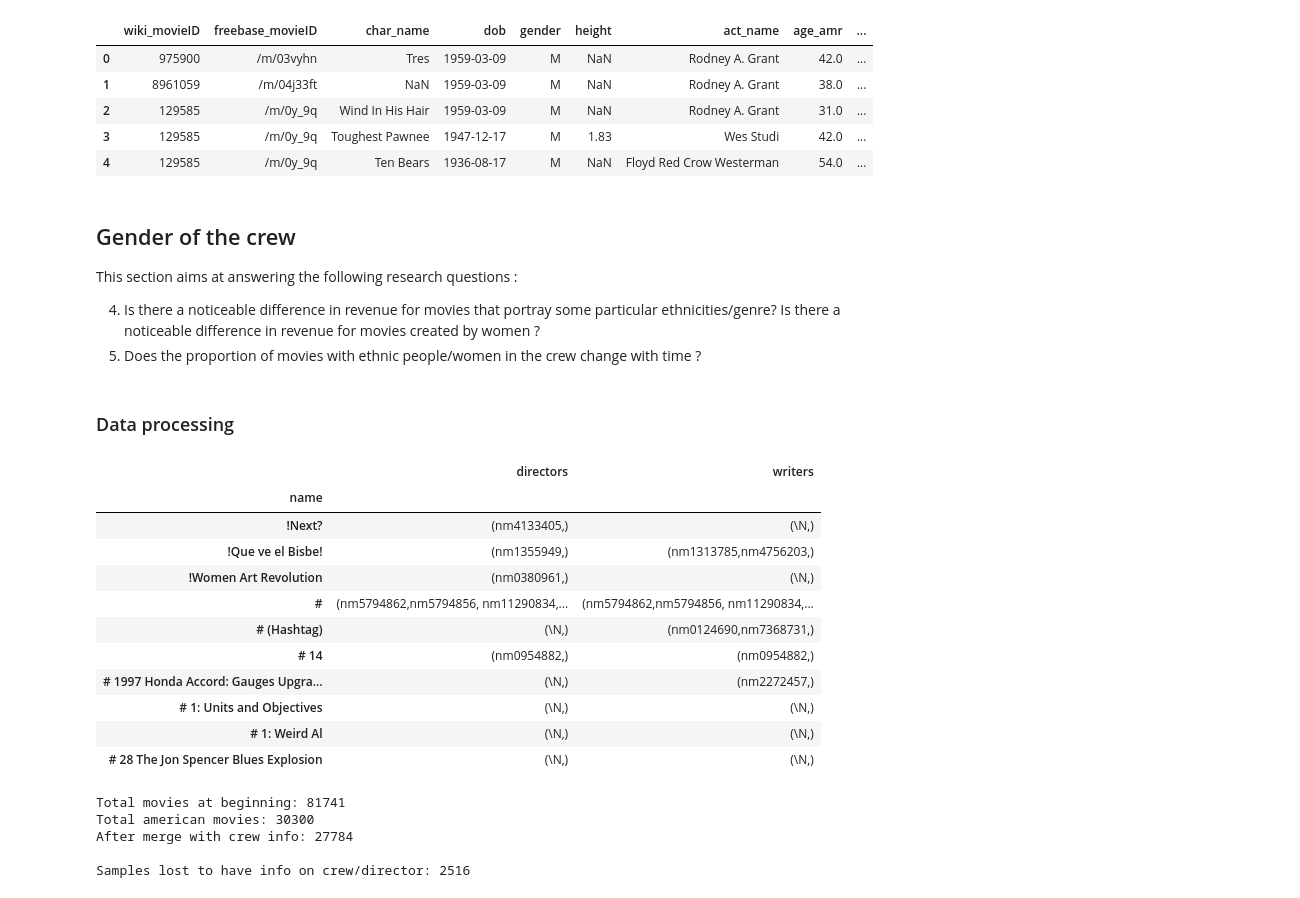
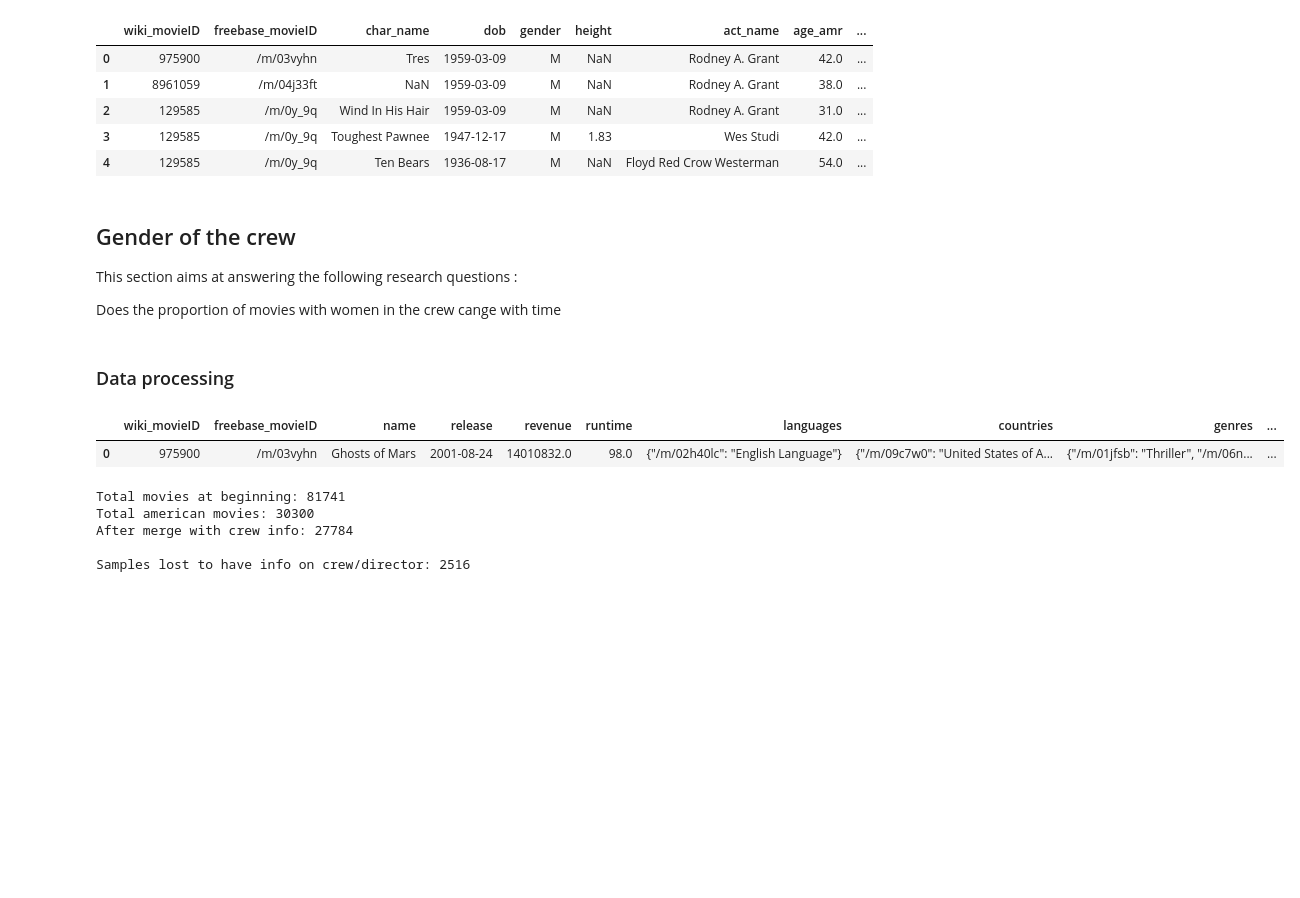
Before and after one commit to epfl-ada/ada-2022-project-xxdatasiencesxx, a Jupyter notebook: Projet.ipynb, the cells around one changed output. Drawn from its saved outputs; the diff is of its cells as text; code cells hidden in the pictures; blank space fills up the shorter version.

```diff
--- a/Projet.ipynb
+++ b/Projet.ipynb
@@ -281,45 +290,27 @@ movies_ethnicity.head()
 
 This section aims at answering the following research questions :
 
-4. Is there a noticeable difference in revenue for movies that portray some particular ethnicities/genre? Is there a noticeable difference in revenue for movies created by women ?
-5. Does the proportion of movies with ethnic people/women in the crew change with time ?
+Does the proportion of movies with women in the crew cange with time
 # %% [markdown]
 ### Data processing
 # %%
 # Extract american movies
 movies_usa = movies_db.loc[movies_db['countries']=='{"/m/09c7w0": "United States of America"}']
 
-# Merge crew info and movie info
-# Duplicates in the crew_title dataset
-# Still difference with number of unique names -> group by name by aggregating to a list the other info
+# Merge ImDB crew and movie info
 crew_title = pd.merge(crew_basic, movie_basics, on = 'tconst')
 crew_title.rename(columns = {'primaryTitle': 'name'}, inplace = True)
+
+# Duplicates in the crew_title dataset are deleted
+# Still difference with number of unique names -> group by name by aggregating to a list the other info
 crew_title = crew_title[['name', 'directors', 'writers']].drop_duplicates().groupby("name").aggregate(lambda x: tuple(x))
 movies_crew = movies_usa.merge(crew_title, on = 'name', how = 'inner')
-
-# Add budget info
-movies_budget = movies_crew.merge(directors_sex[['name', 'budget']], on = 'name')
-
-# Add gender to name dataset -
-# Use of the ImdB dataset to get info on director and not just use of the directors_sex because it hase multiple
-# directors per movies and contains info on writers as well. Also, it is a more reliable source
-directors_sex.rename(columns = {'director': 'primaryName'}, inplace = True)
-name_genders = pd.merge(name_basics, directors_sex[['primaryName', 'gender']], on = 'primaryName')
+movies_crew = movies_crew.dropna(subset = ['directors', 'writers'])
 # %%
-crew_title.head(10)
+movies_crew.head(1)
 # %% [output]
-|  | directors | writers |
-| name |  |  |
-| !Next? | (nm4133405,) | (\N,) |
-| !Que ve el Bisbe! | (nm1355949,) | (nm1313785,nm4756203,) |
-| !Women Art Revolution | (nm0380961,) | (\N,) |
-| # | (nm5794862,nm5794856, nm11290834,... | (nm5794862,nm5794856, nm11290834,... |
-| # (Hashtag) | (\N,) | (nm0124690,nm7368731,) |
-| # 14 | (nm0954882,) | (nm0954882,) |
-| # 1997 Honda Accord: Gauges Upgra... | (\N,) | (nm2272457,) |
-| # 1: Units and Objectives | (\N,) | (\N,) |
-| # 1: Weird Al | (\N,) | (\N,) |
-| # 28 The Jon Spencer Blues Explosion | (\N,) | (\N,) |
+|  | wiki_movieID | freebase_movieID | name | release | revenue | runtime | languages | countries | genres | ... |
+| 0 | 975900 | /m/03vyhn | Ghosts of Mars | 2001-08-24 | 14010832.0 | 98.0 | {"/m/02h40lc": "English Language"} | {"/m/09c7w0": "United States of A... | {"/m/01jfsb": "Thriller", "/m/06n... | ... |
 # %%
 # Print info possibly lost
 print(f'Total movies at beginning: {len(movies_db)}')
```
Also changed, not shown: parts of 33 cells of this notebook.
